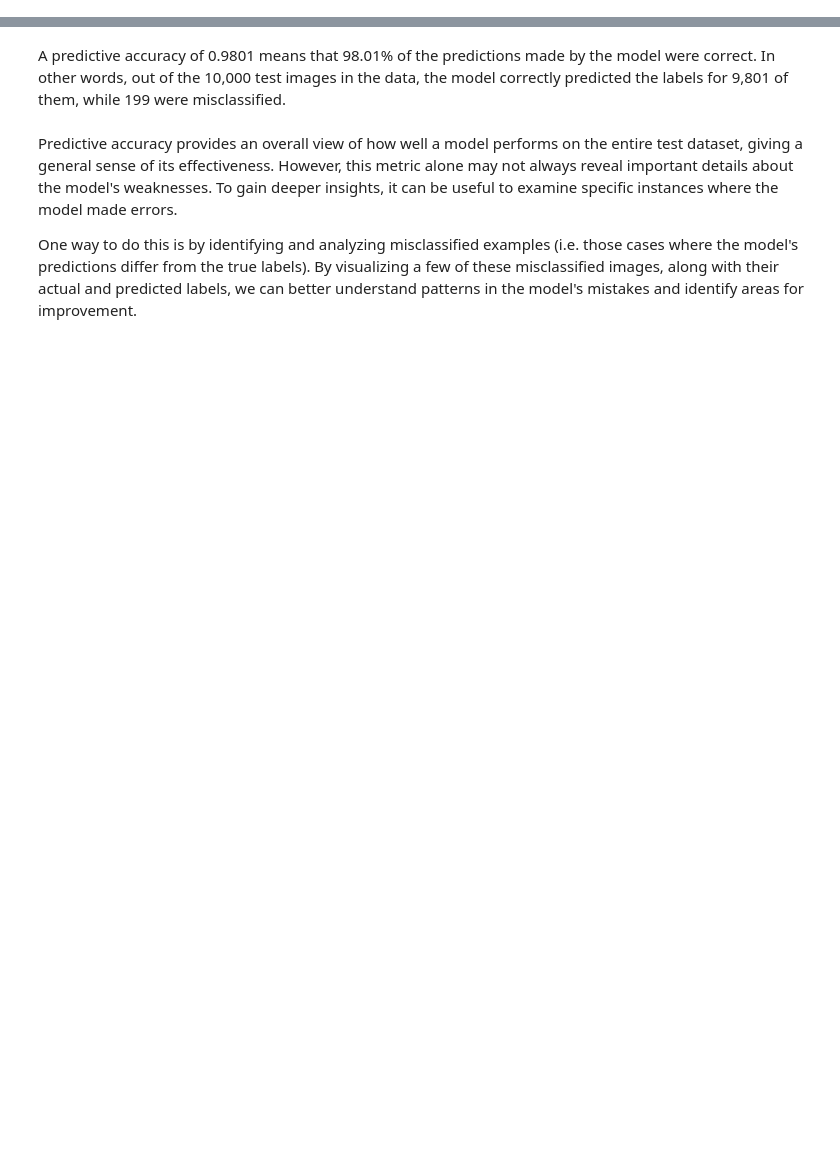
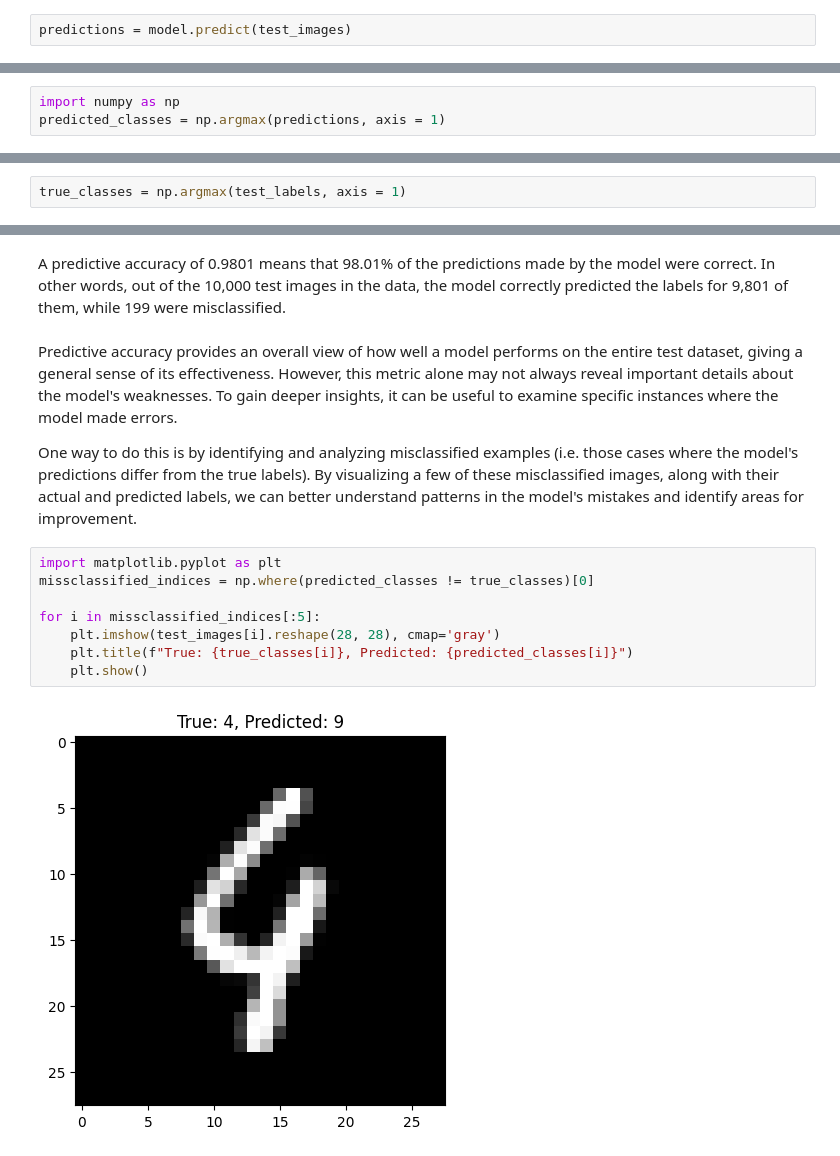
Before and after one commit to sakshigorkhali/deep-learning-course, a Jupyter notebook: 05_01b.ipynb, the cells around one changed output, grey strips where cells are left out. Drawn from its saved outputs; the diff is of its cells as text; blank space fills up the shorter version.

Commit message:
Predict Accuracy of model

```diff
--- a/05_01b.ipynb
+++ b/05_01b.ipynb
@@ -60,3 +63,5 @@ $$
 $$
 
 To get the predictve accuracy of our model, we first get the predicted probabilities for each of the test images.
+# %%
+predictions = model.predict(test_images)
@@ -63,6 +70,11 @@ To get the predictve accuracy of our model, we first get the predicted probabili
 # %% [markdown]
 Then we convert the probabilities to class labels by selecting the class label with the highest predicted probability using the `argmax()` function from the `numpy` package.
+# %%
+import numpy as np
+predicted_classes = np.argmax(predictions, axis = 1)
 # %% [markdown]
 We do the same thing for the true test labels.
+# %%
+true_classes = np.argmax(test_labels, axis = 1)
 # %% [markdown]
 With the predicted and true class values, we can use the `accuracy_score()` function provided by `sklearn.metrics` to calculate the accuracy of the model on the test data.
@@ -72,3 +90,13 @@ A predictive accuracy of 0.9801 means that 98.01% of the predictions made by the
 Predictive accuracy provides an overall view of how well a model performs on the entire test dataset, giving a general sense of its effectiveness. However, this metric alone may not always reveal important details about the model's weaknesses. To gain deeper insights, it can be useful to examine specific instances where the model made errors.
 
 One way to do this is by identifying and analyzing misclassified examples (i.e. those cases where the model's predictions differ from the true labels). By visualizing a few of these misclassified images, along with their actual and predicted labels, we can better understand patterns in the model's mistakes and identify areas for improvement.
+# %%
+import matplotlib.pyplot as plt
+missclassified_indices = np.where(predicted_classes != true_classes)[0]
+
+for i in missclassified_indices[:5]:
+    plt.imshow(test_images[i].reshape(28, 28), cmap='gray')
+    plt.title(f"True: {true_classes[i]}, Predicted: {predicted_classes[i]}")
+    plt.show()
+# %% [output]
+[figure, added]
```
Also changed, not shown: parts of 4 cells of this notebook.
